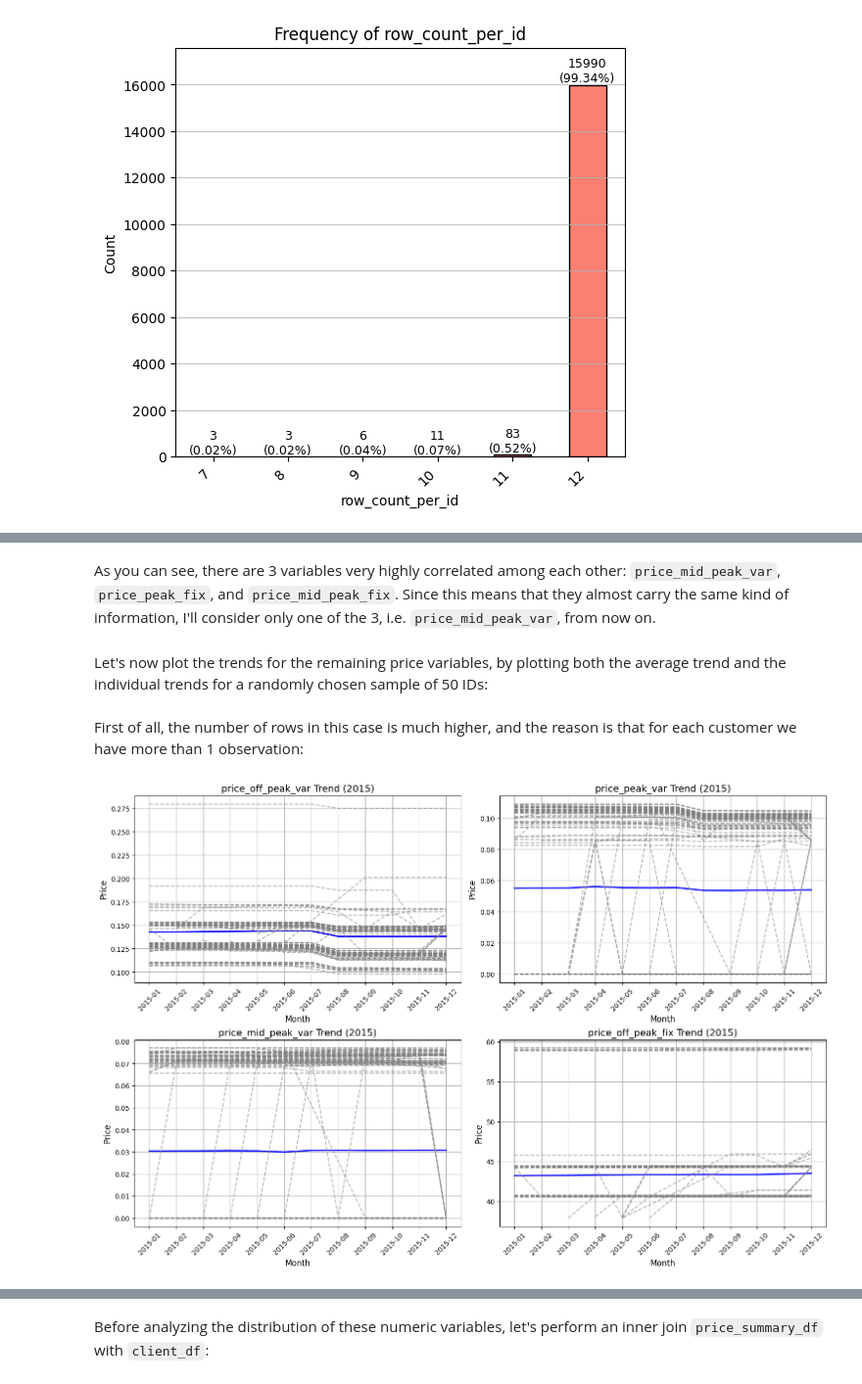
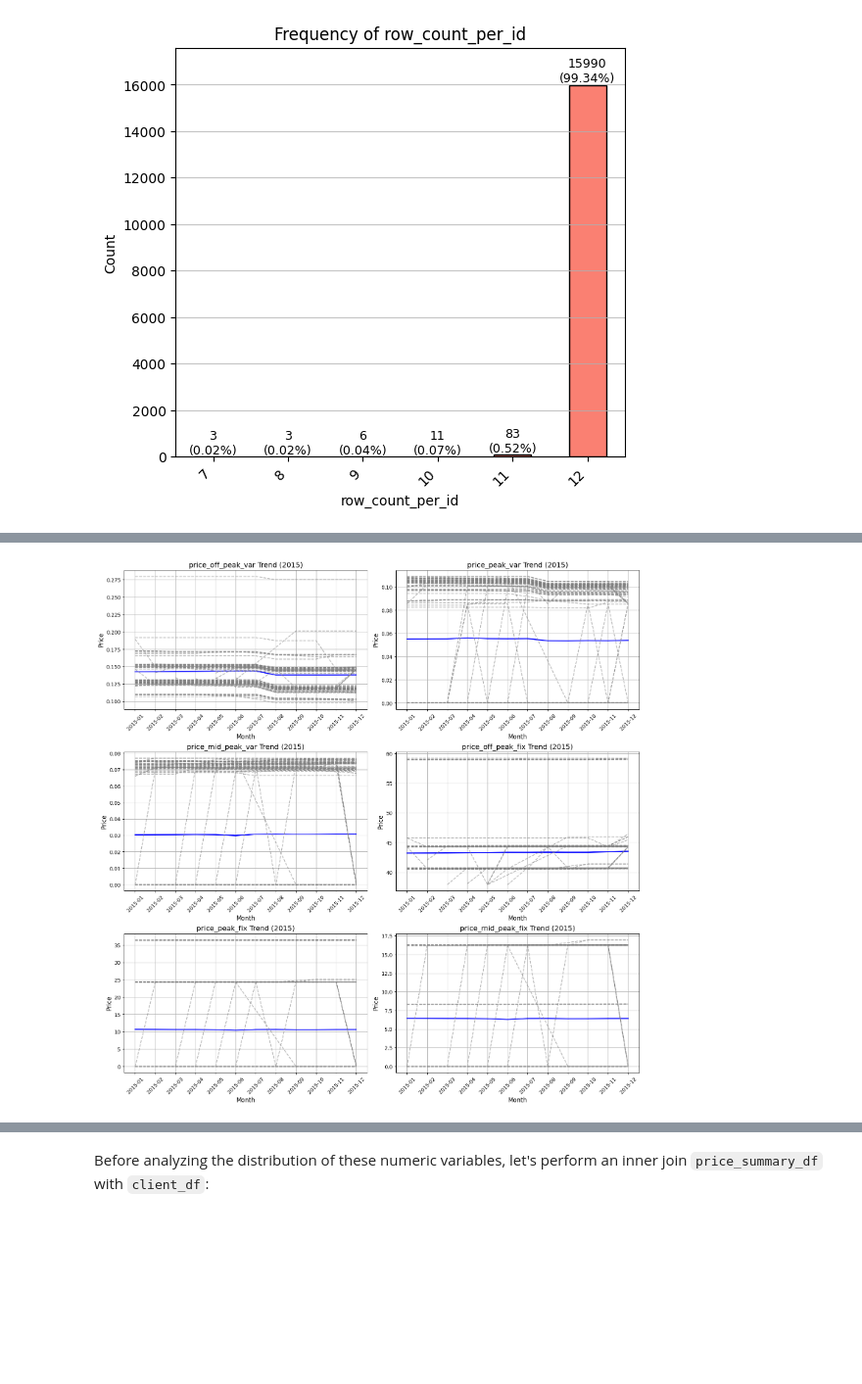
Before and after one commit to Mat-Gug/energy-churn-prediction, a Jupyter notebook: Churn Prediction - Part 2.ipynb, the cells around one changed output, grey strips where cells are left out. Shown at 98% size. Cells and saved outputs as stored; diff of their text form; code cells hidden in the pictures; blank space fills up the shorter version.

Commit message:
Update notebooks
Model Building both with non-transformed and transformed datasets, hyperparameter tuning added, model_building_utils module added

```diff
--- a/Churn Prediction - Part 2.ipynb
+++ b/Churn Prediction - Part 2.ipynb
@@ -70,13 +58,7 @@ plot_correlation_matrix(price_df, price_numeric_cols, figsize=(10,8))
-# %% [markdown]
-As you can see, there are 3 variables very highly correlated among each other: `price_mid_peak_var`, `price_peak_fix`, and `price_mid_peak_fix`. Since this means that they almost carry the same kind of information, I'll consider only one of the 3, i.e. `price_mid_peak_var`, from now on.
-# %%
-price_df.drop(['price_peak_fix', 'price_mid_peak_fix'], axis=1, inplace=True)
-# %% [markdown]
-Let's now plot the trends for the remaining price variables, by plotting both the average trend and the individual trends for a randomly chosen sample of 50 IDs:
-# %% [markdown]
-First of all, the number of rows in this case is much higher, and the reason is that for each customer we have more than 1 observation:
 # %%
+price_numeric_cols = price_df.select_dtypes(include=['number']).columns
+
 plot_price_trends(price_df, price_numeric_cols, price_date_col, 'id', n_sample=100)
 # %% [output]
-[figure, old version]
+[figure, new version]
 # %% [markdown]
```
Also changed, not shown: parts of 46 cells of this notebook, 3 other files.
